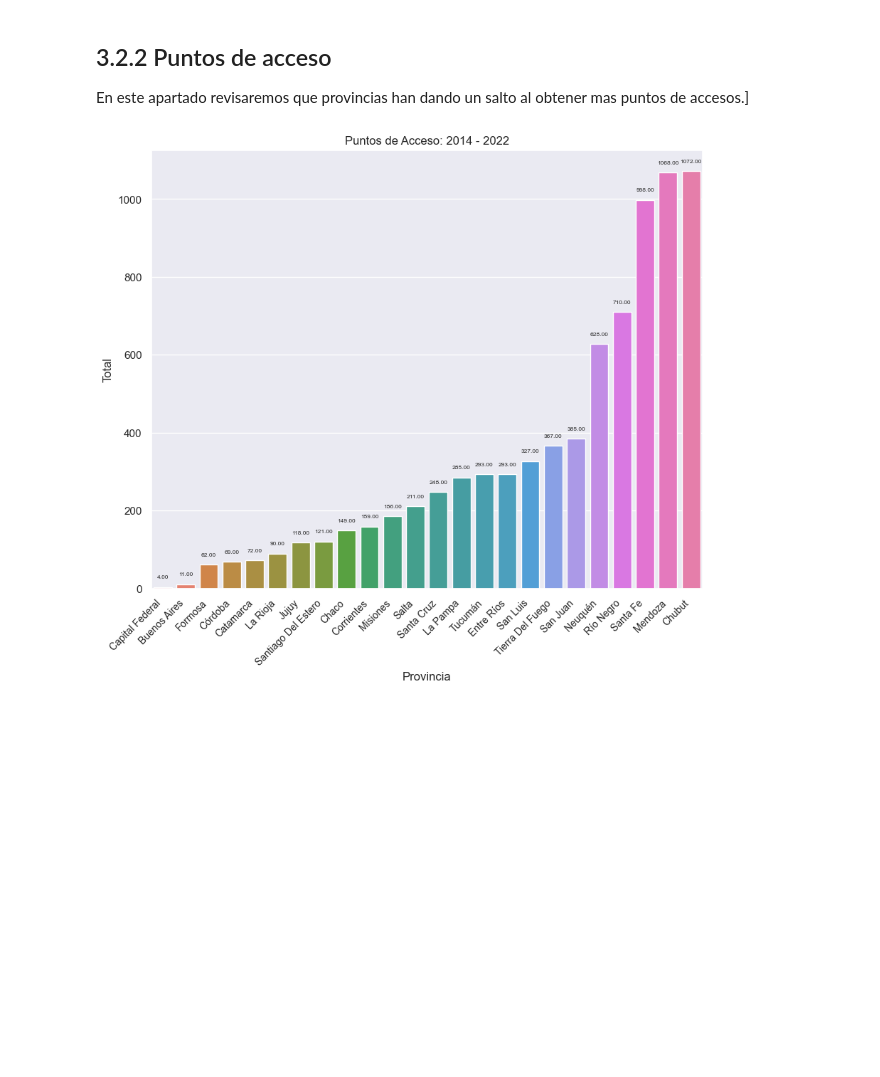
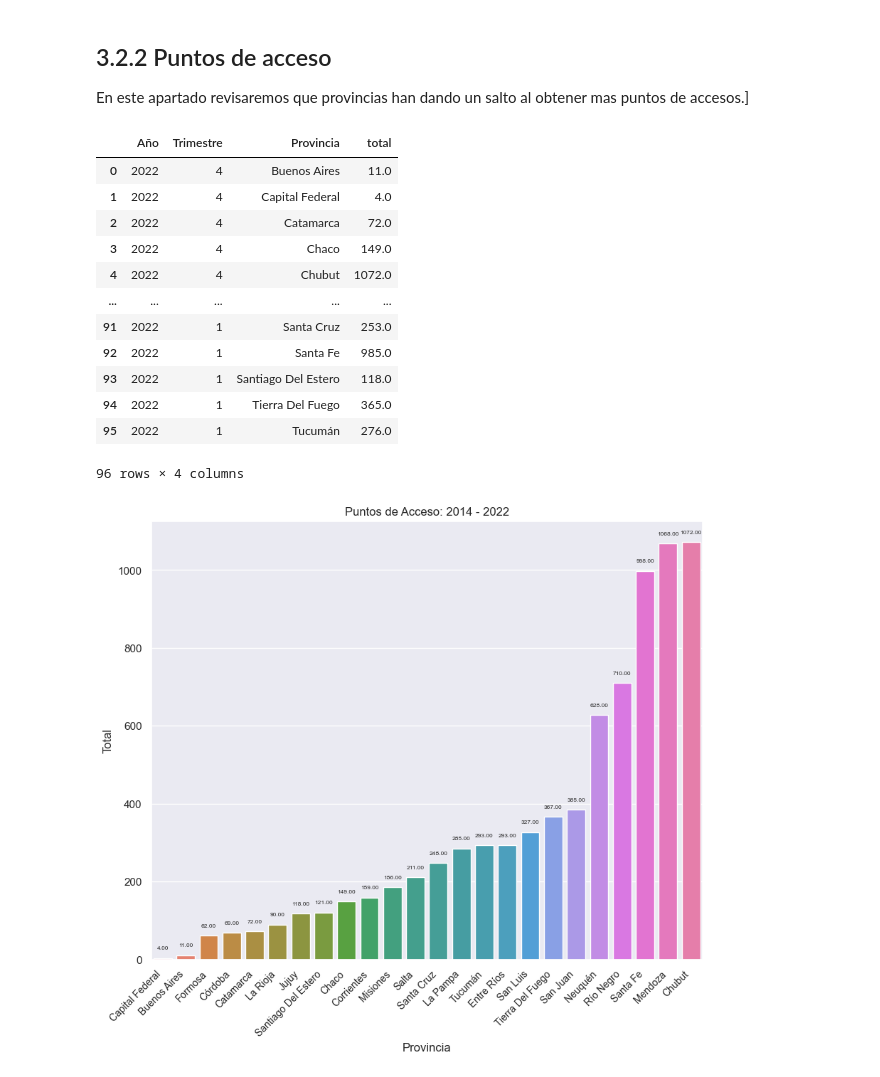
Before and after one commit to a1ternocles/Henry-Analytics, a Jupyter notebook: henry_analytics/eda_accesibilidad_tech.ipynb, the cells around one changed output. Drawn from its saved outputs; the diff is of its cells as text; code cells hidden in the pictures; blank space fills up the shorter version.

```diff
--- a/henry_analytics/eda_accesibilidad_tech.ipynb
+++ b/henry_analytics/eda_accesibilidad_tech.ipynb
@@ -324,6 +324,22 @@ inter_access_actualizacion = pd.DataFrame(dicc_media)
 inter_access_filtro = inter_access[["Año","Trimestre", "Provincia", "total"]]
 inter_access_filtro = inter_access_filtro[inter_access_filtro["Año"] == 2022]
 puntos_acceso_2022 = inter_access_filtro[inter_access_filtro["Trimestre"] == 4].sort_values(by="total")
+# %%
+inter_access_filtro
+# %% [output]
+|  | Año | Trimestre | Provincia | total |
+| 0 | 2022 | 4 | Buenos Aires | 11.0 |
+| 1 | 2022 | 4 | Capital Federal | 4.0 |
+| 2 | 2022 | 4 | Catamarca | 72.0 |
+| 3 | 2022 | 4 | Chaco | 149.0 |
+| 4 | 2022 | 4 | Chubut | 1072.0 |
+| ... | ... | ... | ... | ... |
+| 91 | 2022 | 1 | Santa Cruz | 253.0 |
+| 92 | 2022 | 1 | Santa Fe | 985.0 |
+| 93 | 2022 | 1 | Santiago Del Estero | 118.0 |
+| 94 | 2022 | 1 | Tierra Del Fuego | 365.0 |
+| 95 | 2022 | 1 | Tucumán | 276.0 |
+96 rows × 4 columns
 # %%
 #Vamos a hacer algunos plots
 plt.figure(figsize=(10,8))
```
Also changed, not shown: 5 other files.
